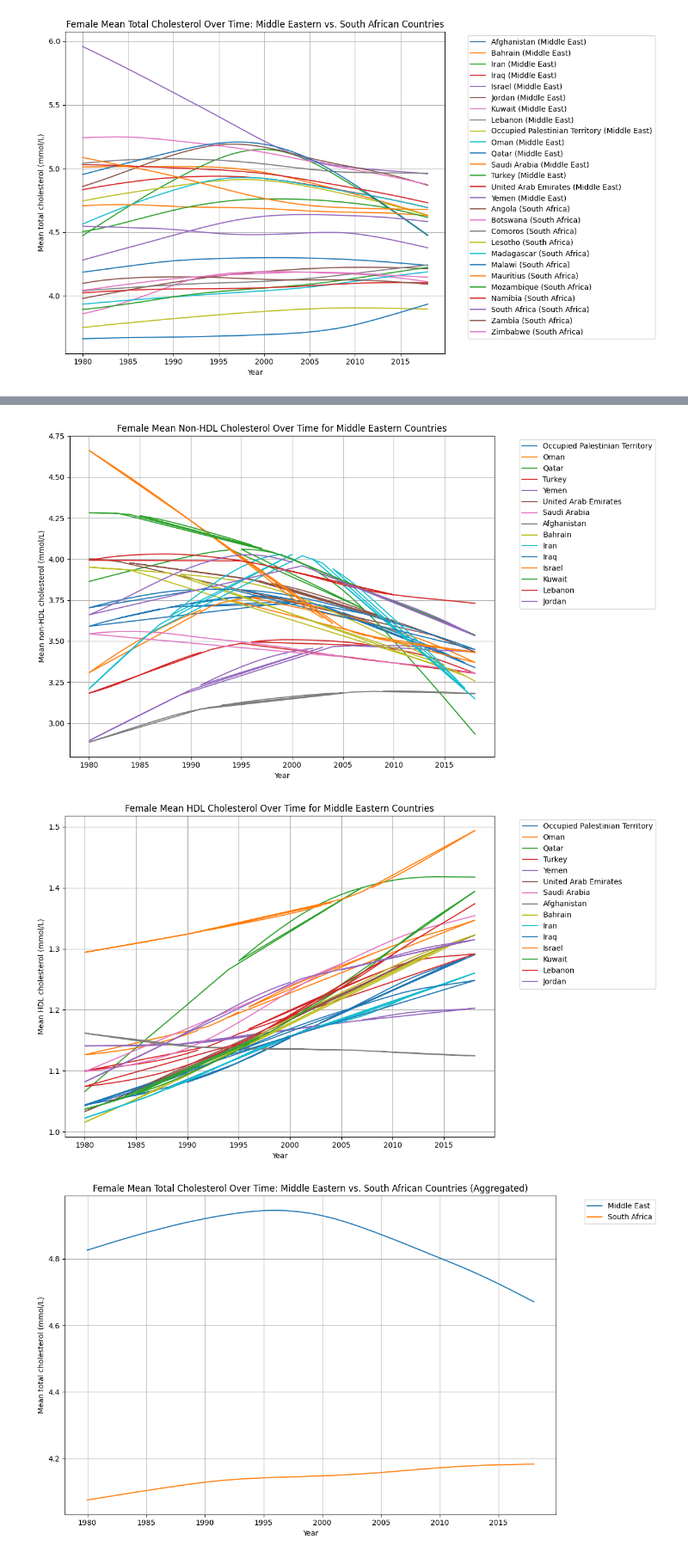
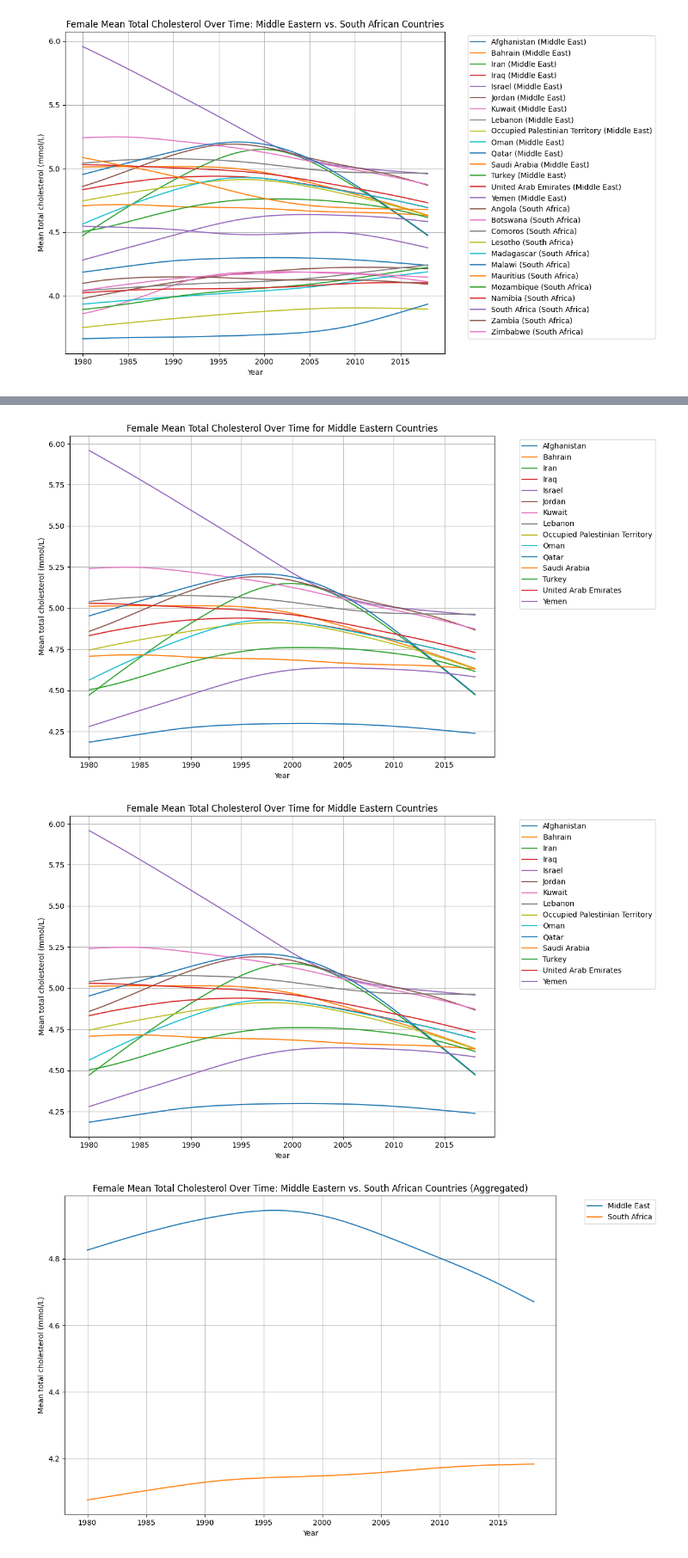
Before and after one commit to muminat58/dsrp_2026, a Jupyter notebook: DSPR_2026_Muminat.ipynb, the cells around one changed output, grey strips where cells are left out. Shown at 86% size. Drawn from its saved outputs; the diff is of its cells as text; code cells hidden in the pictures.

```diff
--- a/DSPR_2026_Muminat.ipynb
+++ b/DSPR_2026_Muminat.ipynb
@@ -334,35 +336,35 @@ plt.figure(figsize=(12, 7))
 
 for country in middle_eastern_female_df['Country/Region/World'].unique():
     country_data = middle_eastern_female_df[middle_eastern_female_df['Country/Region/World'] == country]
-    plt.plot(country_data['Year'], country_data['Mean non-HDL cholesterol (mmol/L)'], label=country)
+    plt.plot(country_data['Year'], country_data['Mean total cholesterol (mmol/L)'], label=country)
 
-plt.title('Female Mean Non-HDL Cholesterol Over Time for Middle Eastern Countries')
+plt.title('Female Mean Total Cholesterol Over Time for Middle Eastern Countries')
 plt.xlabel('Year')
-plt.ylabel('Mean non-HDL cholesterol (mmol/L)')
+plt.ylabel('Mean total cholesterol (mmol/L)')
 plt.legend(bbox_to_anchor=(1.05, 1), loc='upper left')
 plt.grid(True)
 plt.tight_layout()
 plt.show()
 # %% [output]
-[figure, old version]
+[figure, new version]
 # %%
 import matplotlib.pyplot as plt
 
 plt.figure(figsize=(12, 7))
 
 for country in middle_eastern_female_df['Country/Region/World'].unique():
     country_data = middle_eastern_female_df[middle_eastern_female_df['Country/Region/World'] == country]
-    plt.plot(country_data['Year'], country_data['Mean HDL cholesterol (mmol/L)'], label=country)
+    plt.plot(country_data['Year'], country_data['Mean total cholesterol (mmol/L)'], label=country)
 
-plt.title('Female Mean HDL Cholesterol Over Time for Middle Eastern Countries')
+plt.title('Female Mean Total Cholesterol Over Time for Middle Eastern Countries')
 plt.xlabel('Year')
-plt.ylabel('Mean HDL cholesterol (mmol/L)')
+plt.ylabel('Mean total cholesterol (mmol/L)')
 plt.legend(bbox_to_anchor=(1.05, 1), loc='upper left')
 plt.grid(True)
 plt.tight_layout()
 plt.show()
 # %% [output]
-[figure, old version]
+[figure, new version]
 # %%
 middle_eastern_countries = [
     'Afghanistan', 'Bahrain', 'Iran', 'Iraq', 'Israel', 'Jordan', 'Kuwait',
```
Also changed, not shown: parts of 8 cells of this notebook.
